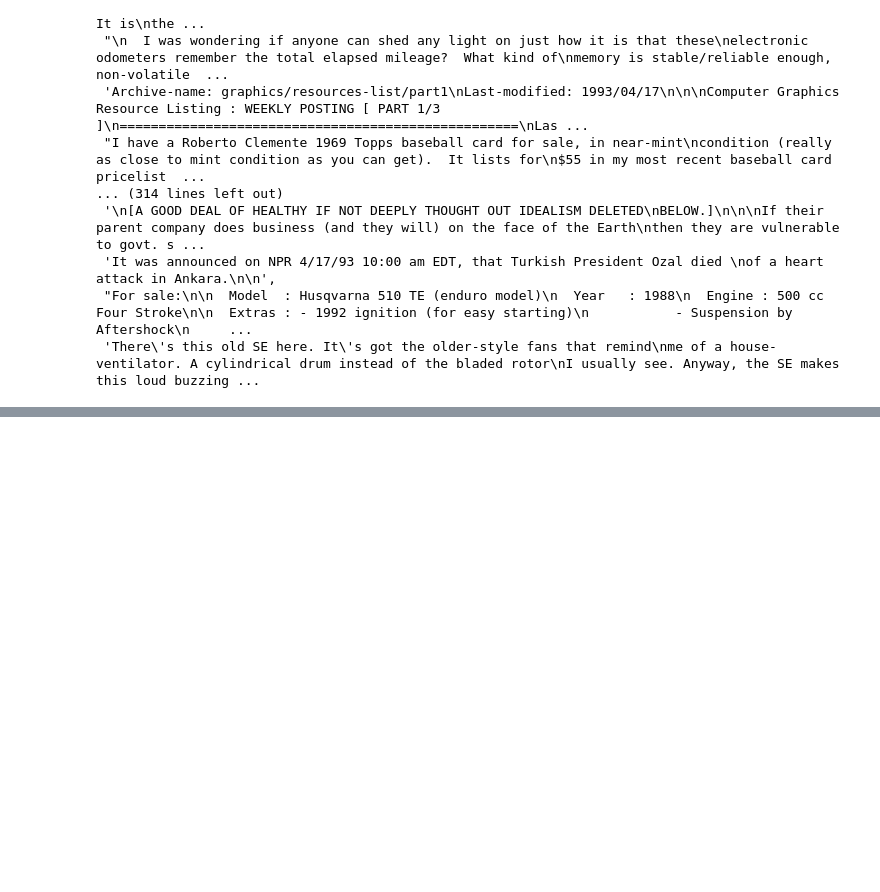
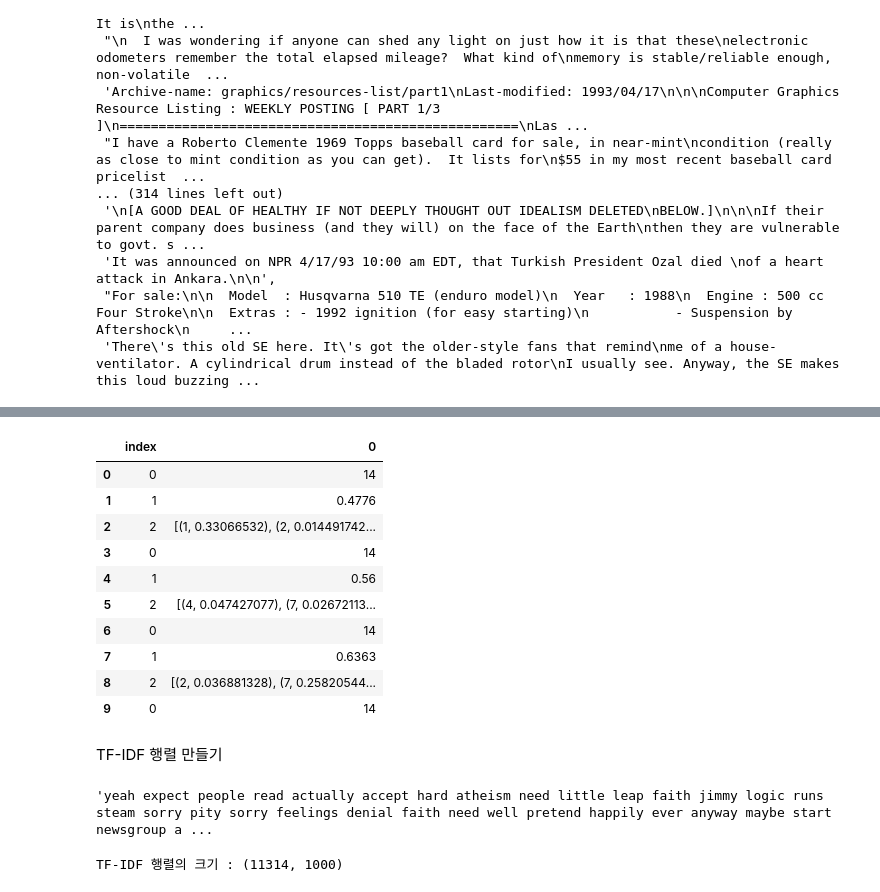
Before and after one commit to Junoflows/NLP_Clustering_LDA, a Jupyter notebook: news labels classification.ipynb, the cells around one changed output, grey strips where cells are left out. Cells and saved outputs as stored; diff of their text form; code cells hidden in the pictures; blank space fills up the shorter version.

```diff
--- a/news labels classification.ipynb
+++ b/news labels classification.ipynb
@@ -33,0 +111,5 @@ documents
+# %%
+from gensim import corpora
+dictionary = corpora.Dictionary(tokenized_doc)
+corpus = [dictionary.doc2bow(text) for text in tokenized_doc]
+print(corpus[1]) # 수행된 결과에서 두번째 뉴스 출력. 첫번째 문서의 인덱스는 0
@@ -33,0 +126,7 @@ documents
+# %%
+import gensim
+NUM_TOPICS = 20 # 6개의 토픽
+ldamodel = gensim.models.ldamodel.LdaModel(corpus, num_topics = NUM_TOPICS, id2word=dictionary, passes=15)
+topics = ldamodel.print_topics(num_words=10)
+for topic in topics:
+    print(topic)
@@ -33,0 +186,5 @@ documents
+# %%
+for i, topic_list in enumerate(ldamodel[corpus]):
+    if i==5:
+        break
+    print(i,'번째 문서의 topic 비율은',topic_list)
@@ -33,0 +197,41 @@ documents
+# %%
+def make_topictable_per_doc(ldamodel, corpus):
+    topic_table = pd.DataFrame()
+
+    # 몇 번째 문서인지를 의미하는 문서 번호와 해당 문서의 토픽 비중을 한 줄씩 꺼내온다.
+    for i, topic_list in enumerate(ldamodel[corpus]):
+        doc = topic_list[0] if ldamodel.per_word_topics else topic_list
+        doc = sorted(doc, key=lambda x: (x[1]), reverse=True)
+        # 각 문서에 대해서 비중이 높은 토픽순으로 토픽을 정렬한다.
+        # EX) 정렬 전 0번 문서 : (2번 토픽, 48.5%), (8번 토픽, 25%), (10번 토픽, 5%), (12번 토픽, 21.5%),
+        # Ex) 정렬 후 0번 문서 : (2번 토픽, 48.5%), (8번 토픽, 25%), (12번 토픽, 21.5%), (10번 토픽, 5%)
+        # 48 > 25 > 21 > 5 순으로 정렬이 된 것.
+
+        # 모든 문서에 대해서 각각 아래를 수행
+        for j, (topic_num, prop_topic) in enumerate(doc): #  몇 번 토픽인지와 비중을 나눠서 저장한다.
+            if j == 0:  # 정렬을 한 상태이므로 가장 앞에 있는 것이 가장 비중이 높은 토픽
+                topic_table = pd.concat([topic_table, pd.Series([int(topic_num), round(prop_topic,4), topic_list])], axis = 0)
+
+                # 가장 비중이 높은 토픽과, 가장 비중이 높은 토픽의 비중과, 전체 토픽의 비중을 저장한다.
+            else:
+                break
+    return(topic_table)
+# %%
+topictable = make_topictable_per_doc(ldamodel, corpus)
+topictable = topictable.reset_index() # 문서 번호을 의미하는 열(column)로 사용하기 위해서 인덱스 열을 하나 더 만든다.
+# topictable.columns = ['문서 번호', '가장 비중이 높은 토픽', '가장 높은 토픽의 비중', '각 토픽의 비중']
+topictable[:10]
+# %% [output]
+|  | index | 0 |
+| 0 | 0 | 14 |
+| 1 | 1 | 0.4776 |
+| 2 | 2 | [(1, 0.33066532), (2, 0.014491742... |
+| 3 | 0 | 14 |
+| 4 | 1 | 0.56 |
+| 5 | 2 | [(4, 0.047427077), (7, 0.02672113... |
+| 6 | 0 | 14 |
+| 7 | 1 | 0.6363 |
+| 8 | 2 | [(2, 0.036881328), (7, 0.25820544... |
+| 9 | 0 | 14 |
+# %% [markdown]
+TF-IDF 행렬 만들기
@@ -33,0 +246,14 @@ documents
+# %%
+news_df['clean_doc'][1]
+# %% [output]
+'yeah expect people read actually accept hard atheism need little leap faith jimmy logic runs steam sorry pity sorry feelings denial faith need well pretend happily ever anyway maybe start newsgroup a ...
+# %%
+vectorizer = TfidfVectorizer(stop_words='english', max_features= 1000, # 상위 1,000개의 단어를 보존
+max_df = 0.5, smooth_idf=True)
+
+X = vectorizer.fit_transform(news_df['clean_doc'])
+
+# TF-IDF 행렬의 크기 확인
+print('TF-IDF 행렬의 크기 :',X.shape)
+# %% [output]
+TF-IDF 행렬의 크기 : (11314, 1000)
```
Also changed, not shown: parts of 19 cells of this notebook.
